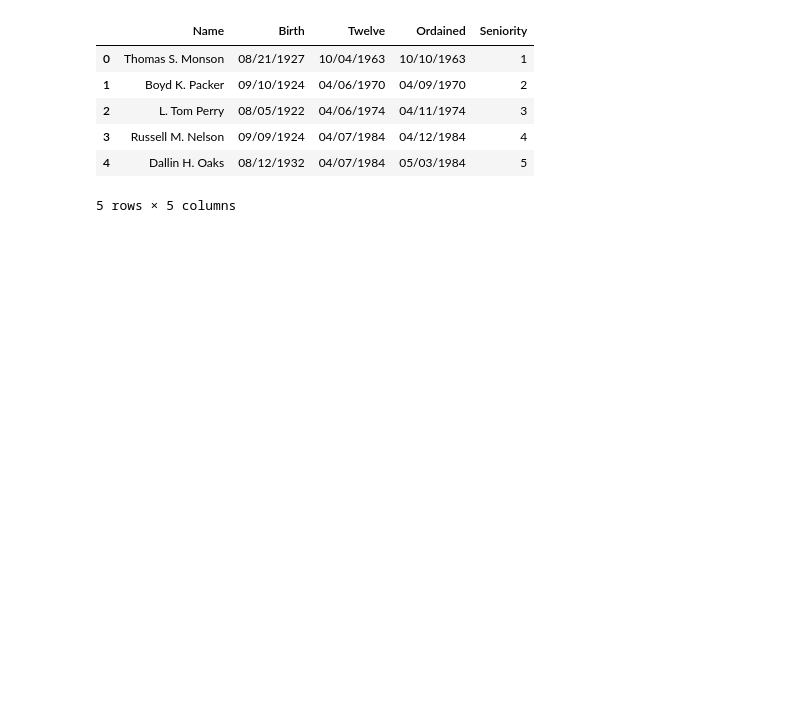
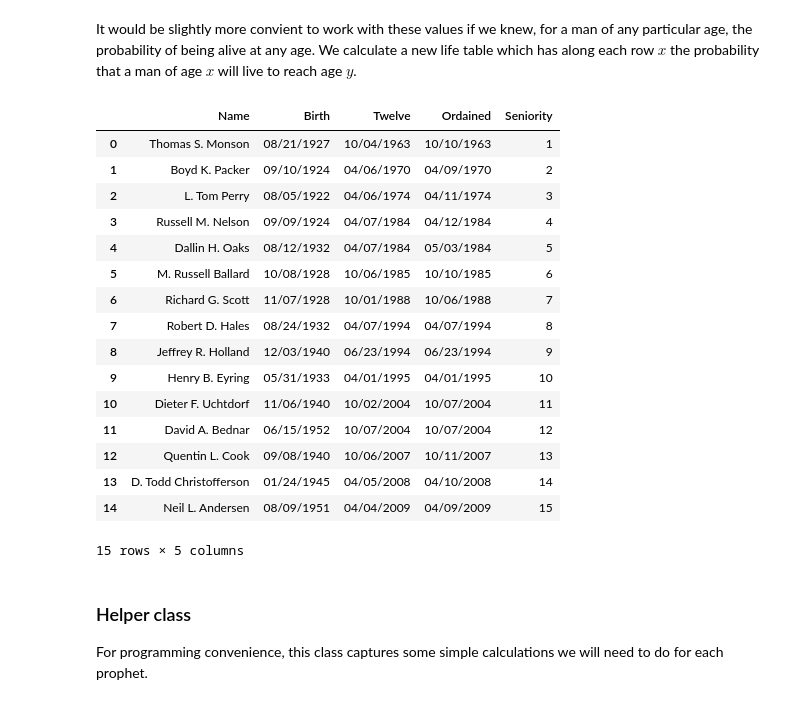
Before and after one commit to philngo/mormon-prophets, a Jupyter notebook: prophet-calculations.ipynb, the cells around one changed output. Cells and saved outputs as stored; diff of their text form; code cells hidden in the pictures; blank space fills up the shorter version.

```diff
--- a/prophet-calculations.ipynb
+++ b/prophet-calculations.ipynb
@@ -14 +39,3 @@ prob_death = data.M.values
+# %% [markdown]
+It would be slightly more convient to work with these values if we knew, for a man of any particular age, the probability of being alive at any age. We calculate a new life table which has along each row $x$ the probability that a man of age $x$ will live to reach age $y$.
 # %%
@@ -18,16 +46,31 @@ for i in range(0,l,1):
     for j in range(i,l,1):
         life_table[i][j]=np.prod(1 - prob_death[i:j+1])
 # %%
+# Load current apostle ages and seniority
 apostle_data = pd.read_csv('data/apostles.csv')
-apostle_data.head()
+apostle_data
 # %% [output]
 |  | Name | Birth | Twelve | Ordained | Seniority |
 | 0 | Thomas S. Monson | 08/21/1927 | 10/04/1963 | 10/10/1963 | 1 |
 | 1 | Boyd K. Packer | 09/10/1924 | 04/06/1970 | 04/09/1970 | 2 |
 | 2 | L. Tom Perry | 08/05/1922 | 04/06/1974 | 04/11/1974 | 3 |
 | 3 | Russell M. Nelson | 09/09/1924 | 04/07/1984 | 04/12/1984 | 4 |
 | 4 | Dallin H. Oaks | 08/12/1932 | 04/07/1984 | 05/03/1984 | 5 |
+| 5 | M. Russell Ballard | 10/08/1928 | 10/06/1985 | 10/10/1985 | 6 |
+| 6 | Richard G. Scott | 11/07/1928 | 10/01/1988 | 10/06/1988 | 7 |
+| 7 | Robert D. Hales | 08/24/1932 | 04/07/1994 | 04/07/1994 | 8 |
+| 8 | Jeffrey R. Holland | 12/03/1940 | 06/23/1994 | 06/23/1994 | 9 |
+| 9 | Henry B. Eyring | 05/31/1933 | 04/01/1995 | 04/01/1995 | 10 |
+| 10 | Dieter F. Uchtdorf | 11/06/1940 | 10/02/2004 | 10/07/2004 | 11 |
+| 11 | David A. Bednar | 06/15/1952 | 10/07/2004 | 10/07/2004 | 12 |
+| 12 | Quentin L. Cook | 09/08/1940 | 10/06/2007 | 10/11/2007 | 13 |
+| 13 | D. Todd Christofferson | 01/24/1945 | 04/05/2008 | 04/10/2008 | 14 |
+| 14 | Neil L. Andersen | 08/09/1951 | 04/04/2009 | 04/09/2009 | 15 |
-5 rows × 5 columns
+15 rows × 5 columns
+# %% [markdown]
+### Helper class
+
+For programming convenience, this class captures some simple calculations we will need to do for each prophet.
 # %%
 class Apostle:
     def __init__(self,name,birth,twelve,ordained,seniority):
```
Also changed, not shown: parts of 17 cells of this notebook.
